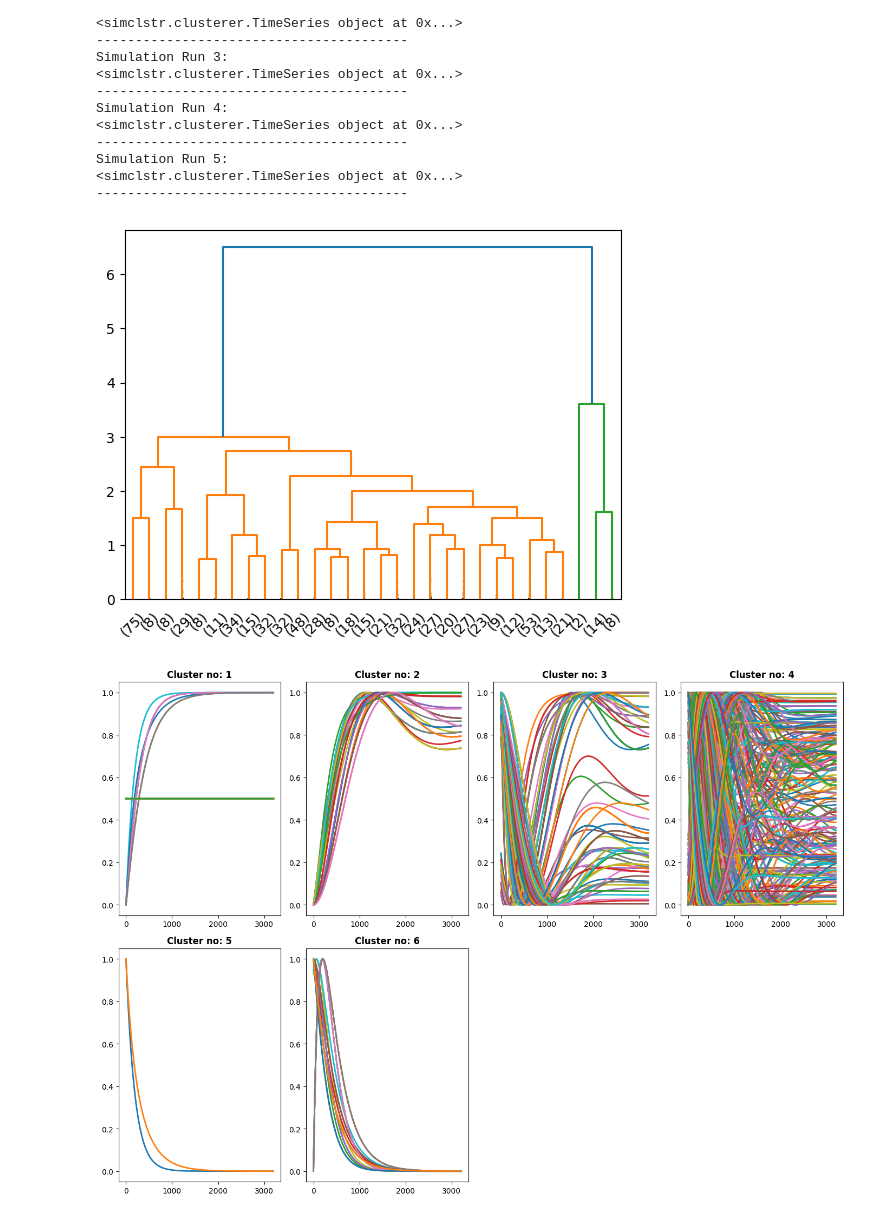
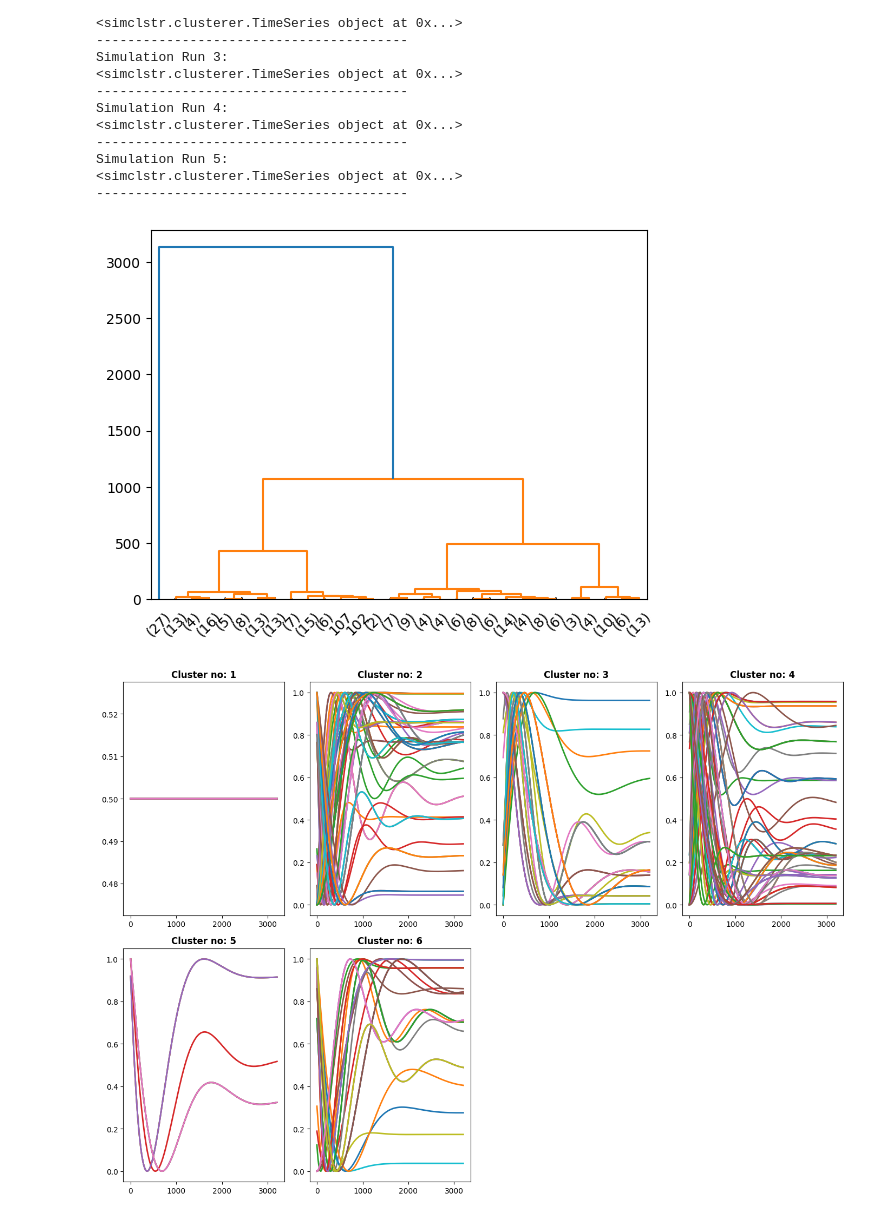
Before and after one commit to Sesdyn/Clusterer, a Jupyter notebook: docs/source/pysd/pysd_notebook.ipynb, the cells around one changed output. Drawn from its saved outputs; the diff is of its cells as text; code cells hidden in the pictures.

```diff
--- a/docs/source/pysd/pysd_notebook.ipynb
+++ b/docs/source/pysd/pysd_notebook.ipynb
@@ -17,13 +17,13 @@ from simclstr.clusterer import perform_clustering, simulate_from_vensim
 from simclstr.plotting import plot_clusters
 
 import os
-model_path = os.path.expanduser('~/Desktop/temperature model/temperature model.mdl')
+model_path = os.path.expanduser('~/Desktop/Clusterer/data_files/temperature model.mdl')
 
 parameter_set = {'Initial actual temperature': [15, 20, 25],
                  'Initial measured temperature': [15, 20, 25],
                  'Desired temperature': [15, 20, 25],
-                 'Adjustment time': [3*i for i in range(1, 6)],
-                 'Measurement delay': [3*i for i in range(1, 6)]
+                 'Adjustment time': [4*i for i in range(1, 4)],
+                 'Measurement delay': [4*i for i in range(1, 4)]
                 }
 
 output_of_interest = 'Actual Temperature'
@@ -51,12 +51,12 @@ Simulation Run 5:
 <simclstr.clusterer.TimeSeries object at 0x...>
 ----------------------------------------
 # %%
-clustering_results = perform_clustering(simulation_results, cMethod='maxclust', cValue = 6, plotDendrogram=True, transform='normalize')
+clustering_results = perform_clustering(simulation_results, distance='pattern_wdtw', cMethod='maxclust', cValue = 6, plotDendrogram=True, transform='normalize')
 
-plot_clusters(clustering_results[1], 'pattern_dtw')
+plot_clusters(clustering_results[1], 'pattern_wdtw')
 # %% [output]
-[figure, old version]
+[figure, new version]
-[figure, old version]
+[figure, new version]
 # %%
 clustering_results = perform_clustering(simulation_results, distance='euclidean', cMethod='maxclust', cValue = 6, plotDendrogram=True, transform='normalize')
 
```
Also changed, not shown: parts of 1 cell of this notebook, 16 other files.
